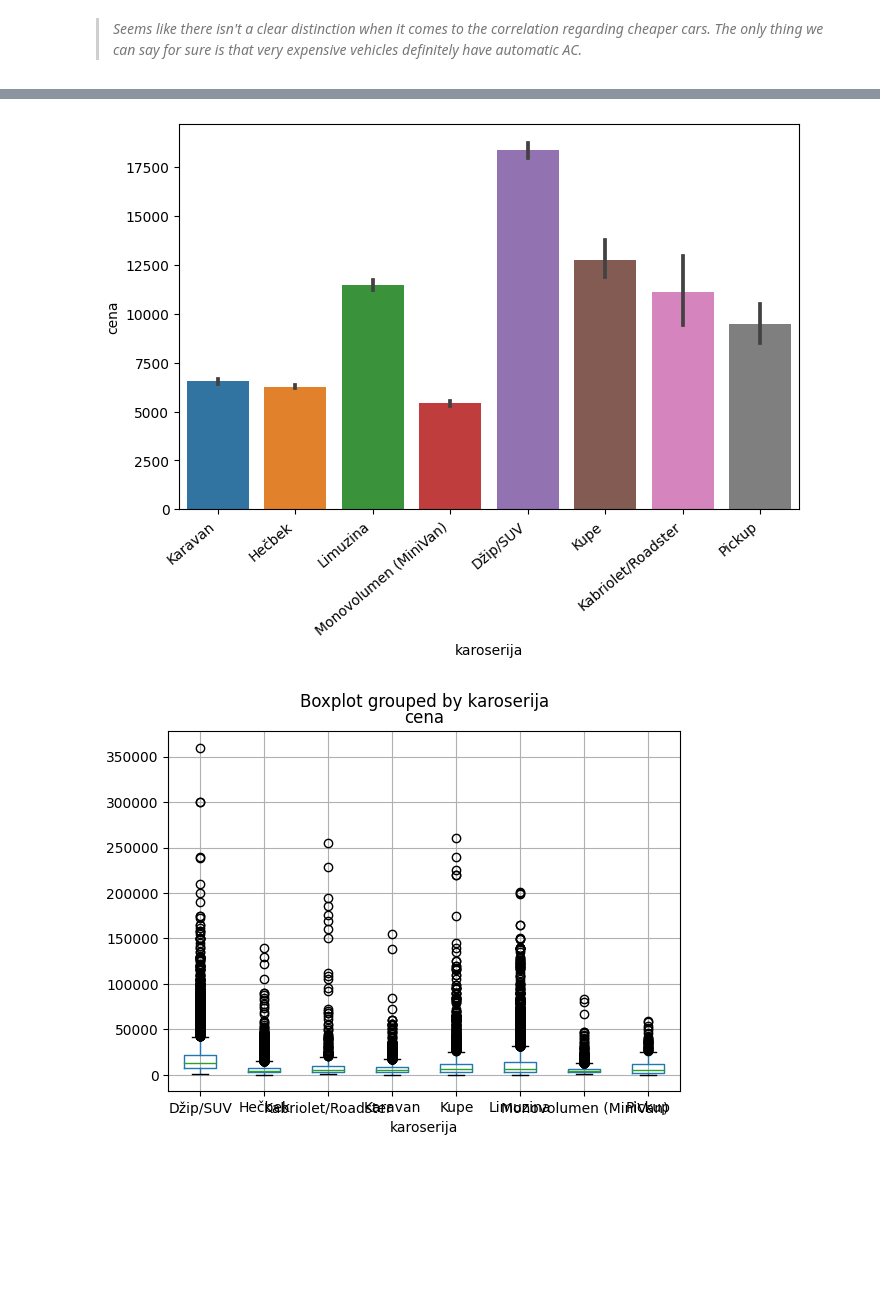
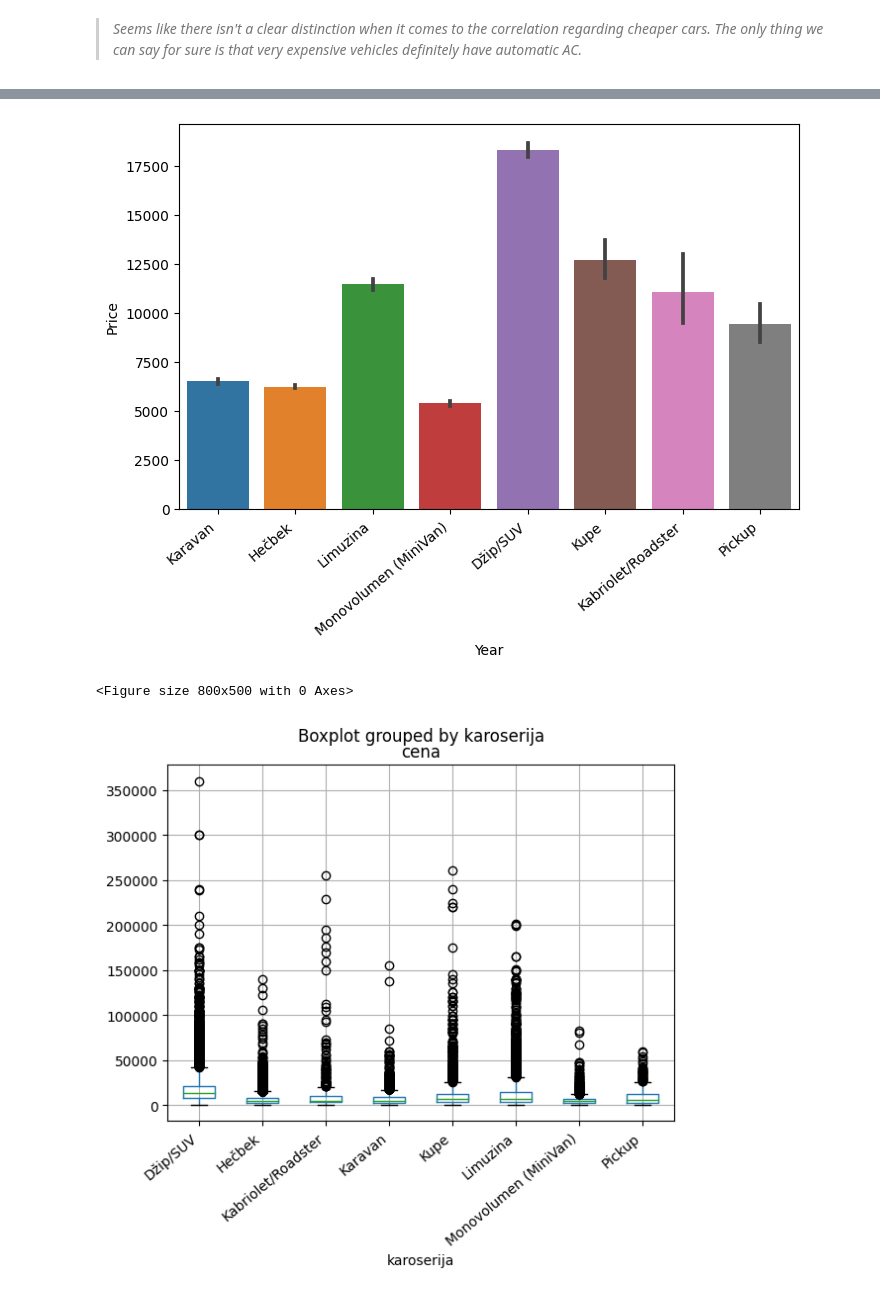
Before and after one commit to milsek/siap-projekat, a Jupyter notebook: explore.ipynb, the cells around one changed output, grey strips where cells are left out. Cells and saved outputs as stored; diff of their text form; code cells hidden in the pictures; blank space fills up the shorter version.

```diff
--- a/explore.ipynb
+++ b/explore.ipynb
@@ -147,17 +147,22 @@ sns.barplot(x='klima', y='cena', data=df)
 # %%
 plt.figure(figsize=(8,5))
 ax = sns.countplot(x='karoserija', data=df, width=0.7)
 ax.set_xticklabels(ax.get_xticklabels(), rotation=40, ha="right")
 plt.show()
 
 plt.figure(figsize=(8,5))
 ax = sns.barplot(x='karoserija', y='cena', data=df)
 ax.set_xticklabels(ax.get_xticklabels(), rotation=40, ha="right")
+plt.xlabel('Year')
+plt.ylabel('Price')
 plt.show()
 
-df.boxplot(column='cena', by='karoserija')
+plt.figure(figsize=(8,5))
+ax = df.boxplot(column='cena', by='karoserija')
+ax.set_xticklabels(ax.get_xticklabels(), rotation=40, ha="right")
 plt.show()
 # %% [output]
 [figure]
-[figure, old version]
+[figure, new version]
+<Figure size 800x500 with 0 Axes>
-[figure, old version]
+[figure, new version]
```
Also changed, not shown: parts of 2 cells of this notebook.
